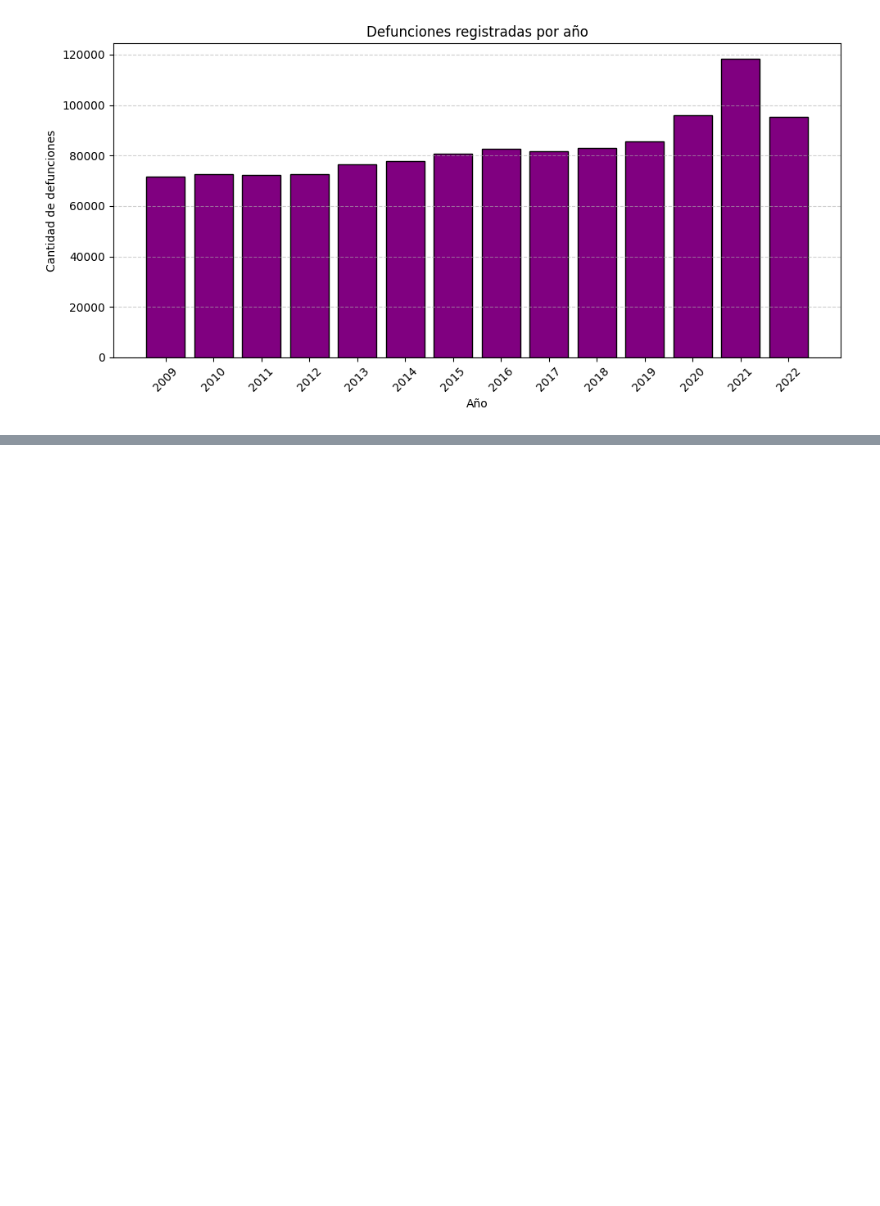
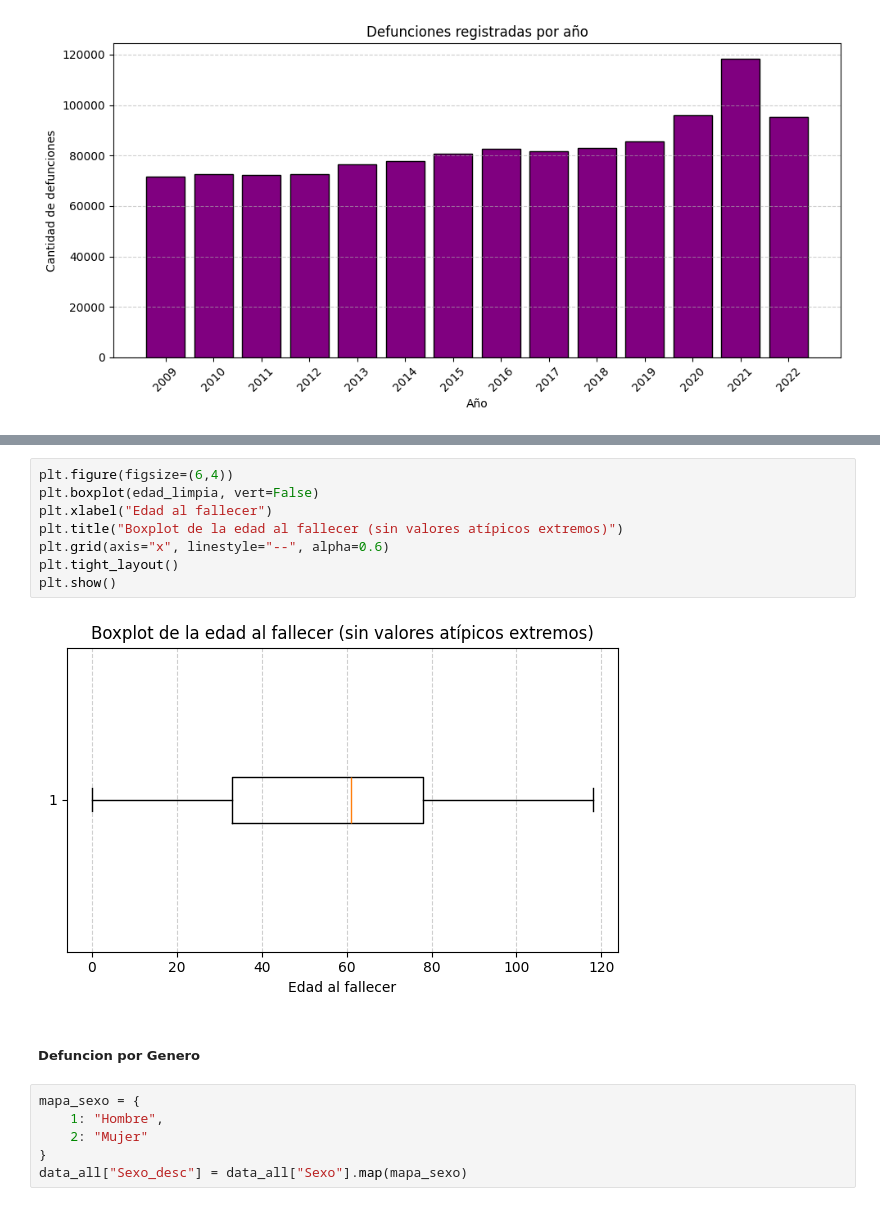
Before and after one commit to agabrielMej/Proyecto-MD-Grupo-2, a Jupyter notebook: notebooks/01_exploracion.ipynb, the cells around one changed output, grey strips where cells are left out. Cells and saved outputs as stored; diff of their text form; blank space fills up the shorter version.

```diff
--- a/notebooks/01_exploracion.ipynb
+++ b/notebooks/01_exploracion.ipynb
@@ -172,0 +204,18 @@ plt.show()
+# %%
+plt.figure(figsize=(6,4))
+plt.boxplot(edad_limpia, vert=False)
+plt.xlabel("Edad al fallecer")
+plt.title("Boxplot de la edad al fallecer (sin valores atípicos extremos)")
+plt.grid(axis="x", linestyle="--", alpha=0.6)
+plt.tight_layout()
+plt.show()
+# %% [output]
+[figure, added]
+# %% [markdown]
+##### Defuncion por Genero
+# %%
+mapa_sexo = {
+    1: "Hombre",
+    2: "Mujer"
+}
+data_all["Sexo_desc"] = data_all["Sexo"].map(mapa_sexo)
```
Also changed, not shown: parts of 16 cells of this notebook.
